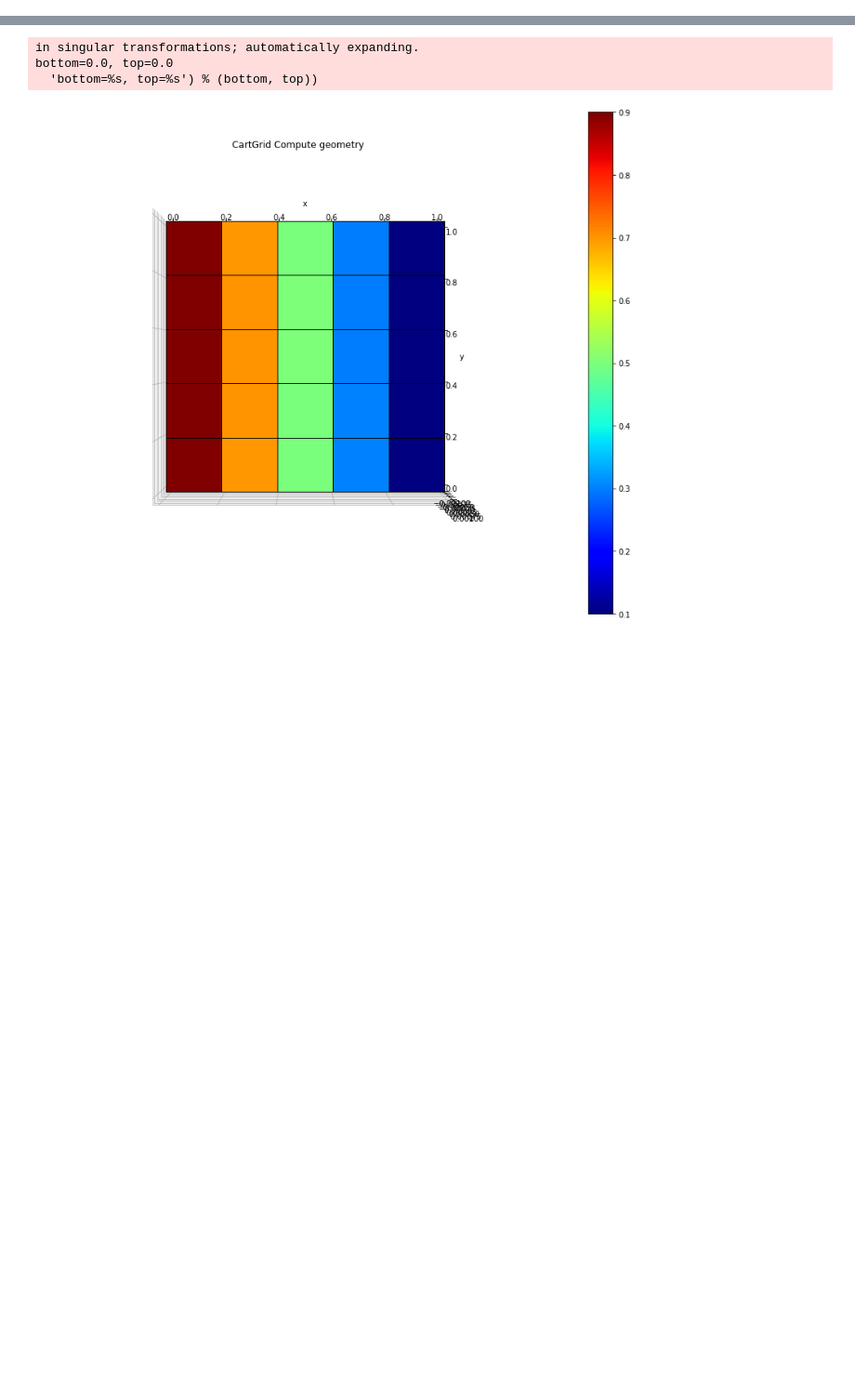
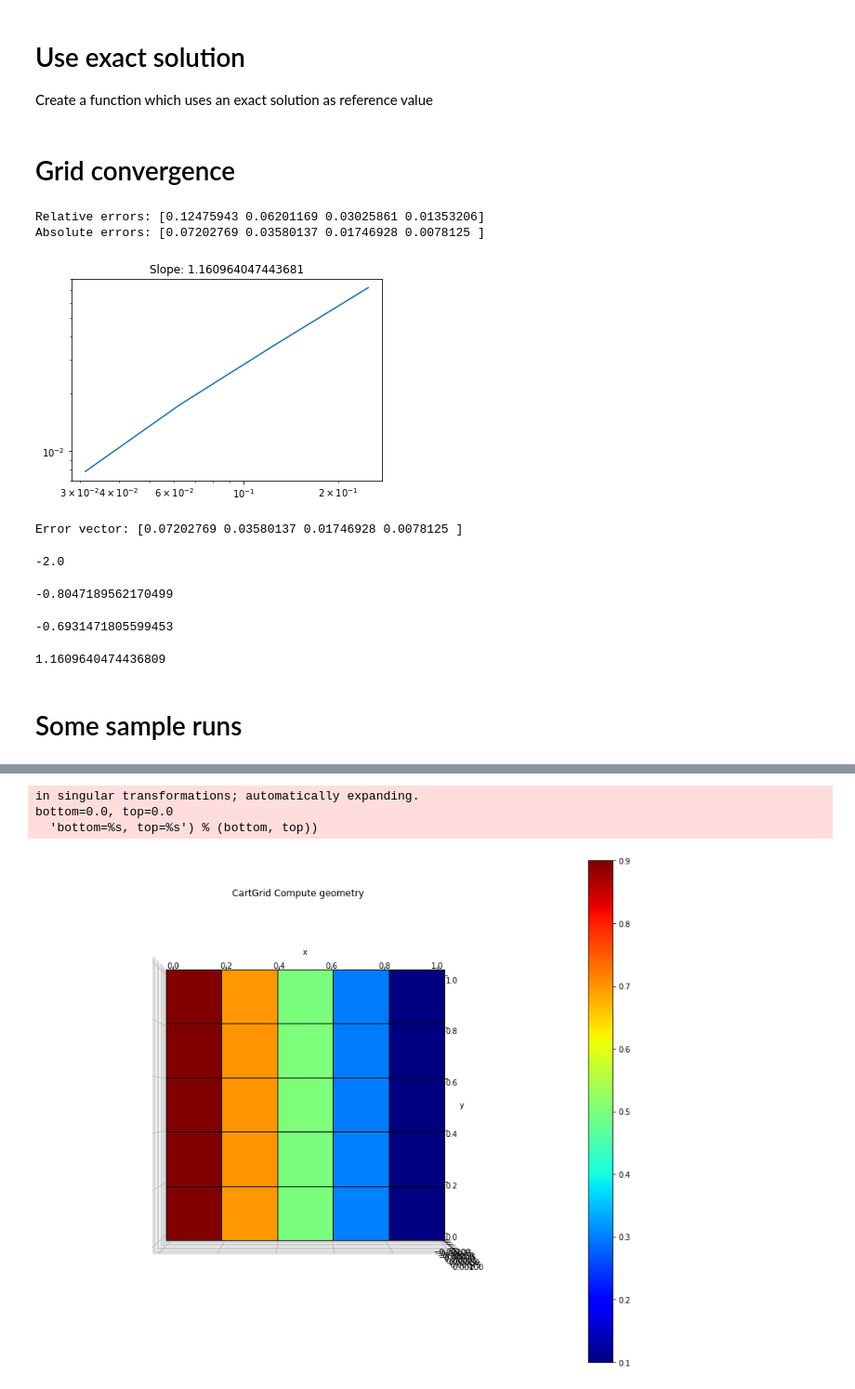
Before and after one commit to zhang-cugb/mastersproject, a Jupyter notebook: MAT254 Exam/mat254 exam.ipynb, the cells around one changed output, grey strips where cells are left out. Shown at 93% size. Saved outputs shown, nothing was run; the diff lists cells and outputs as text; code cells hidden in the pictures; blank space fills up the shorter version.

```diff
--- a/MAT254 Exam/mat254 exam.ipynb
+++ b/MAT254 Exam/mat254 exam.ipynb
@@ -178,0 +422,3 @@ def error_plot():
+# %% [markdown]
+# Use exact solution
+Create a function which uses an exact solution as reference value
@@ -179,3 +454,37 @@ def error_plot():
+# %% [markdown]
+# Grid convergence
+# %%
+grid_sizes = [4, 8, 16, 32, 64]
+perturb = 0
+method = 'MPFA'
+pl, gl = run_many(grid_sizes, perturb, method)
+errors, slope, slopes = error_plot(pl, gl)
+# %% [output]
+Relative errors: [0.12475943 0.06201169 0.03025861 0.01353206]
+Absolute errors: [0.07202769 0.03580137 0.01746928 0.0078125 ]
+[figure, added]
+Error vector: [0.07202769 0.03580137 0.01746928 0.0078125 ]
+# %%
+np.log2(4/16)
+# %% [output]
+-2.0
+# %%
+El = np.log(errors[-1] / errors[-2])
+El
+# %% [output]
+-0.8047189562170499
+# %%
+h=1/np.array(grid_sizes)[:-1]
+hl = np.log(h[-1]/h[-2])
+hl
+# %% [output]
+-0.6931471805599453
+# %%
+El/hl
+# %% [output]
+1.1609640474436809
+# %% [markdown]
+# Some sample runs
 # %%
 N=5
 perturb=0
```
Also changed, not shown: parts of 6 cells of this notebook, 2 other files.
